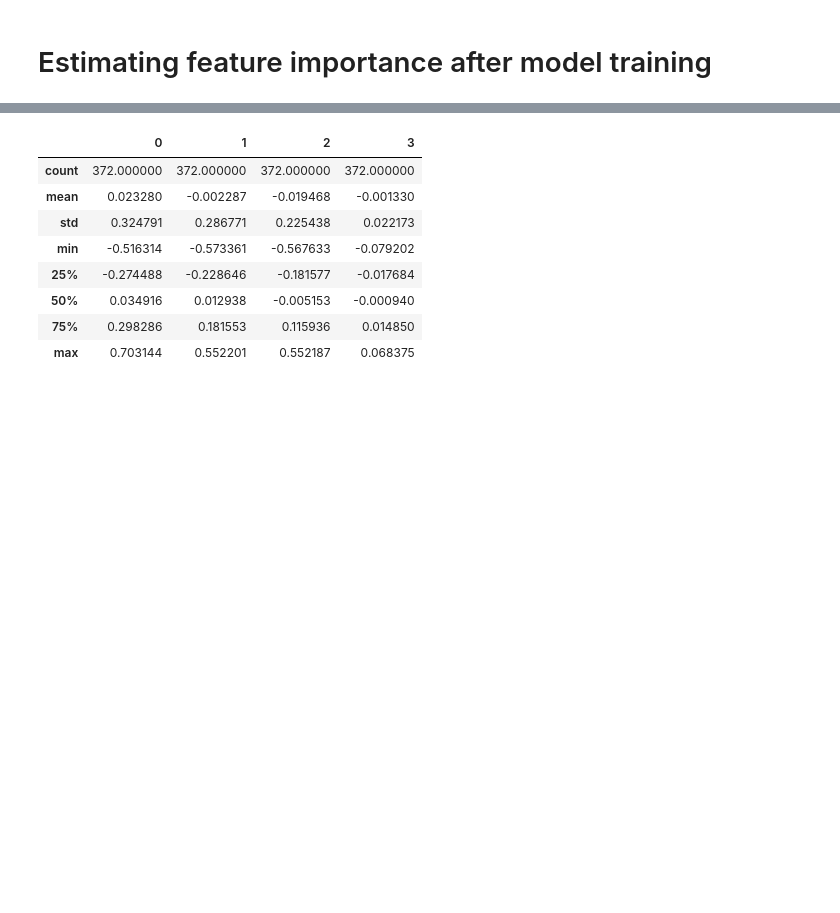
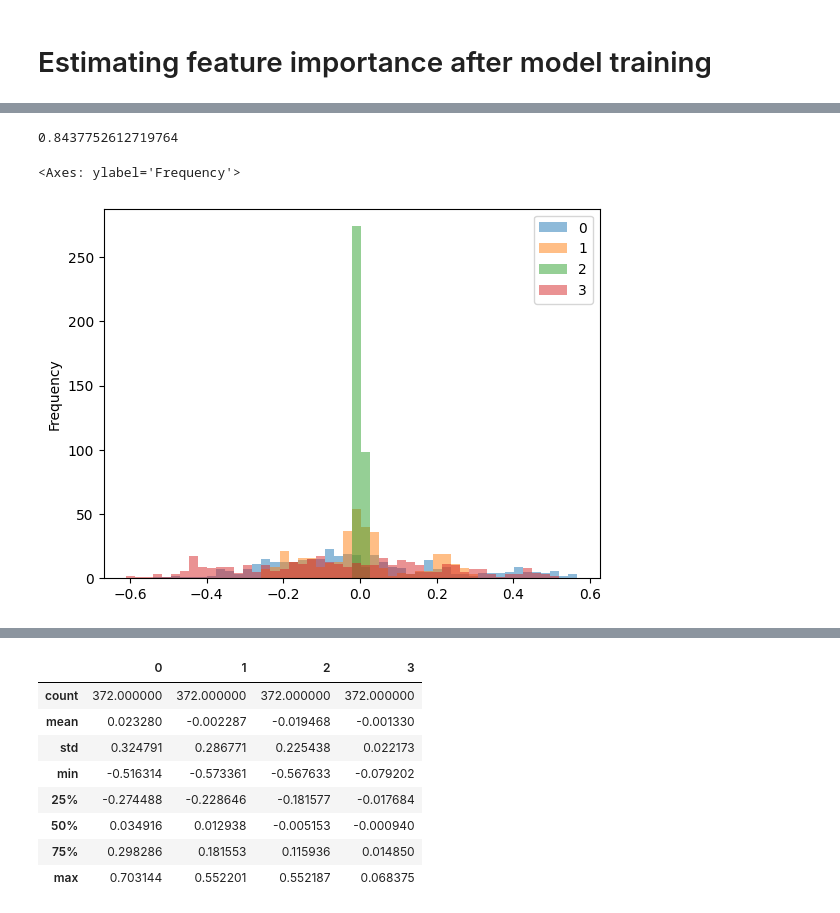
Before and after one commit to joaopfonseca/ExplainerPFN, a Jupyter notebook: notebooks/3-explainerpfn_tests.ipynb, the cells around one changed output, grey strips where cells are left out. Drawn from its saved outputs; the diff is of its cells as text; code cells hidden in the pictures; blank space fills up the shorter version.

```diff
--- a/notebooks/3-explainerpfn_tests.ipynb
+++ b/notebooks/3-explainerpfn_tests.ipynb
@@ -247,0 +259,14 @@ for ax, (label, data) in zip(axes, label_data.items()):
+# %%
+from sklearn.linear_model import LinearRegression
+
+
+X, y = df_explanations.drop(columns="target"), df_explanations["target"] - df_explanations["target"].mean()
+lr = LinearRegression(fit_intercept=False)
+lr.fit(X, y)
+print(lr.score(X, y))
+test = X * lr.coef_  # , lr.intercept_
+test.plot.hist(bins=50, alpha=0.5)
+# %% [output]
+0.8437752612719764
+<Axes: ylabel='Frequency'>
+[figure, added]
```
Also changed, not shown: parts of 7 cells of this notebook, 3 other files.
